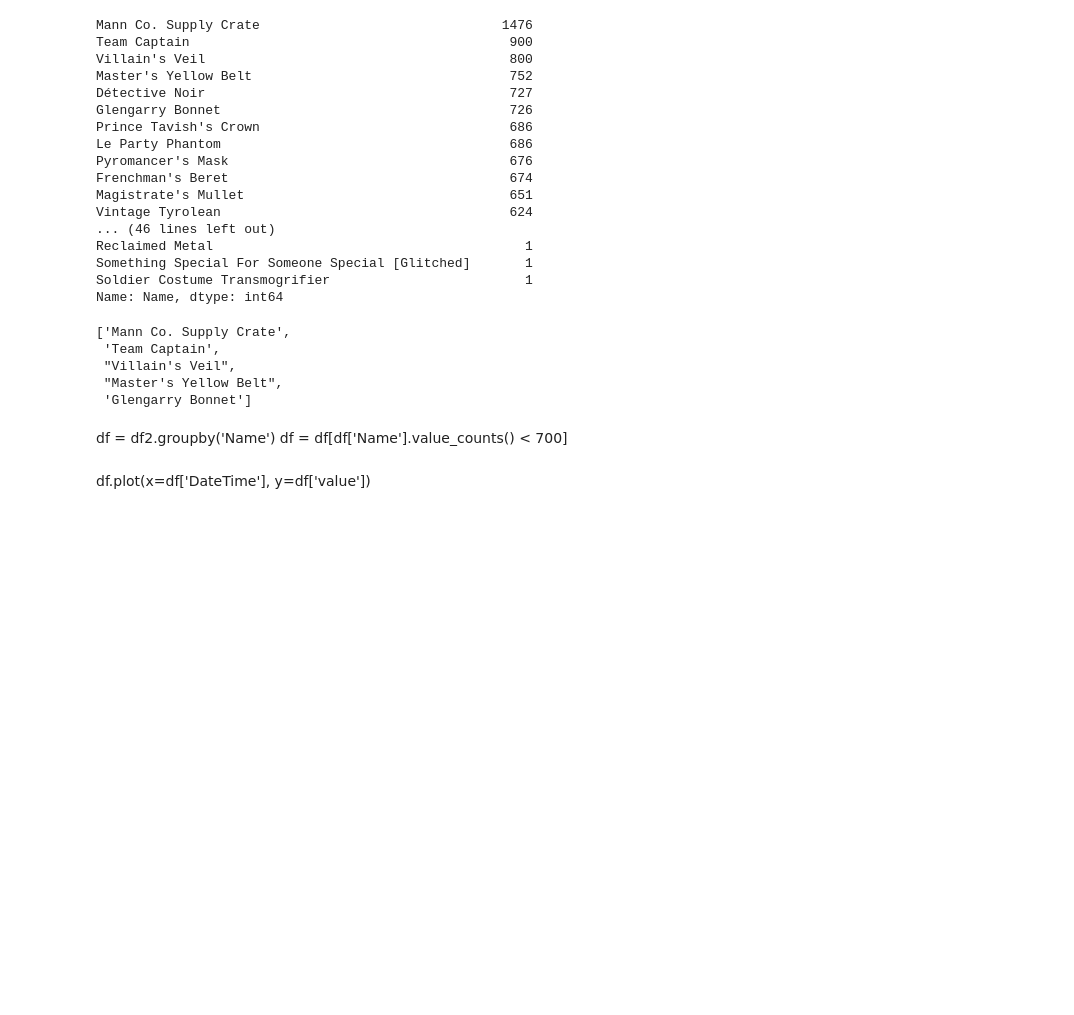
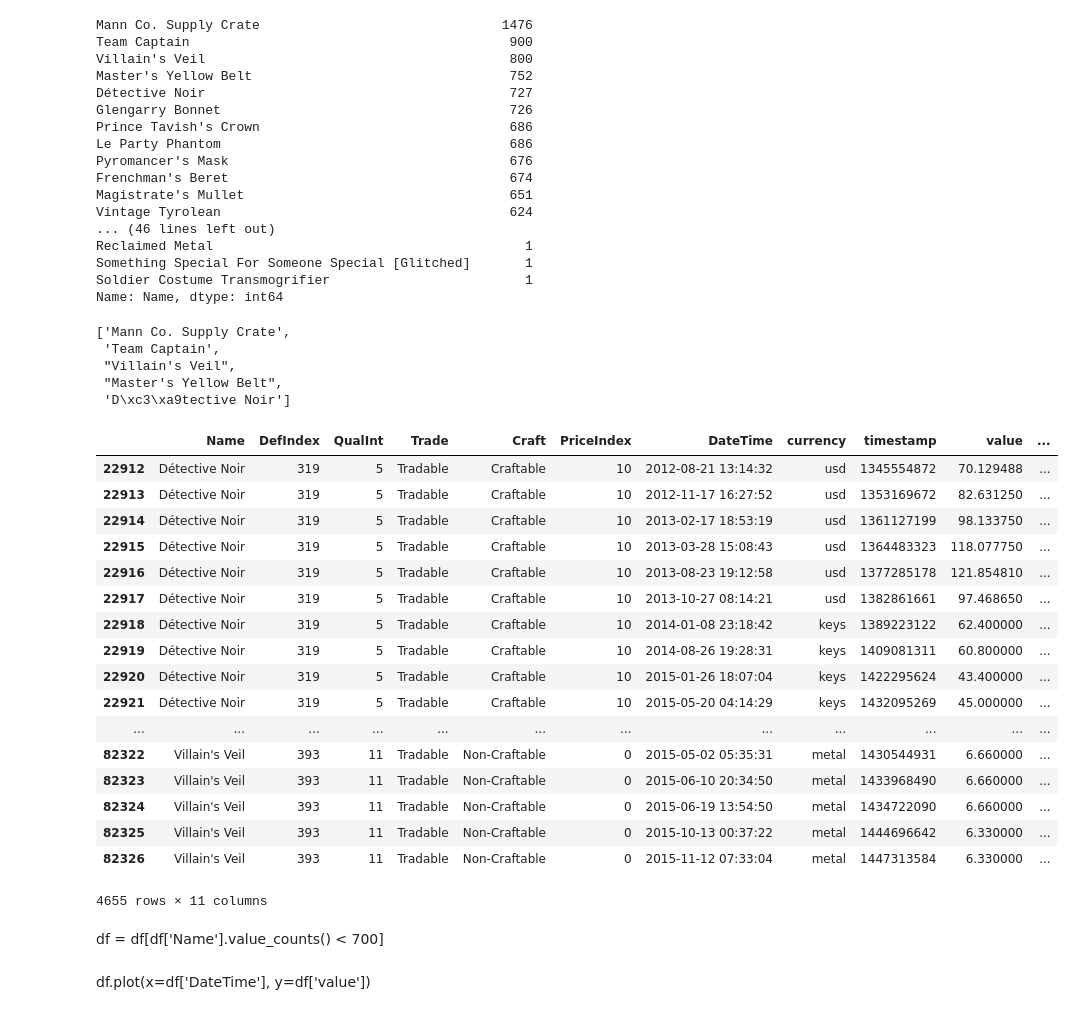
Before and after one commit to NithinPerumal/SteamMarketAnalysis, a Jupyter notebook: IPython Notebook/Nithin's workbook rn.ipynb, the cells around one changed output. Cells and saved outputs as stored; diff of their text form; code cells hidden in the pictures; blank space fills up the shorter version.

```diff
--- a/IPython Notebook/Nithin's workbook rn.ipynb
+++ b/IPython Notebook/Nithin's workbook rn.ipynb
@@ -64,16 +64,38 @@ for key, value in item_counts.iteritems():
     mostPopular.append(key)
     count = count + 1
 # %%
-mostPopular.remove('D\xc3\xa9tective Noir')
+for it in mostPopular:
+    it.replace("\xc3\xa9", "e")
+#mostPopular.remove('D\xc3\xa9tective Noir')
 mostPopular
 # %% [output]
 ['Mann Co. Supply Crate',
  'Team Captain',
  "Villain's Veil",
  "Master's Yellow Belt",
- 'Glengarry Bonnet']
+ 'D\xc3\xa9tective Noir']
+# %%
+df2.query("Name in @mostPopular")
+# %% [output]
+|  | Name | DefIndex | QualInt | Trade | Craft | PriceIndex | DateTime | currency | timestamp | value | ... |
+| 22912 | Détective Noir | 319 | 5 | Tradable | Craftable | 10 | 2012-08-21 13:14:32 | usd | 1345554872 | 70.129488 | ... |
+| 22913 | Détective Noir | 319 | 5 | Tradable | Craftable | 10 | 2012-11-17 16:27:52 | usd | 1353169672 | 82.631250 | ... |
+| 22914 | Détective Noir | 319 | 5 | Tradable | Craftable | 10 | 2013-02-17 18:53:19 | usd | 1361127199 | 98.133750 | ... |
+| 22915 | Détective Noir | 319 | 5 | Tradable | Craftable | 10 | 2013-03-28 15:08:43 | usd | 1364483323 | 118.077750 | ... |
+| 22916 | Détective Noir | 319 | 5 | Tradable | Craftable | 10 | 2013-08-23 19:12:58 | usd | 1377285178 | 121.854810 | ... |
+| 22917 | Détective Noir | 319 | 5 | Tradable | Craftable | 10 | 2013-10-27 08:14:21 | usd | 1382861661 | 97.468650 | ... |
+| 22918 | Détective Noir | 319 | 5 | Tradable | Craftable | 10 | 2014-01-08 23:18:42 | keys | 1389223122 | 62.400000 | ... |
+| 22919 | Détective Noir | 319 | 5 | Tradable | Craftable | 10 | 2014-08-26 19:28:31 | keys | 1409081311 | 60.800000 | ... |
+| 22920 | Détective Noir | 319 | 5 | Tradable | Craftable | 10 | 2015-01-26 18:07:04 | keys | 1422295624 | 43.400000 | ... |
+| 22921 | Détective Noir | 319 | 5 | Tradable | Craftable | 10 | 2015-05-20 04:14:29 | keys | 1432095269 | 45.000000 | ... |
+| ... | ... | ... | ... | ... | ... | ... | ... | ... | ... | ... | ... |
+| 82322 | Villain's Veil | 393 | 11 | Tradable | Non-Craftable | 0 | 2015-05-02 05:35:31 | metal | 1430544931 | 6.660000 | ... |
+| 82323 | Villain's Veil | 393 | 11 | Tradable | Non-Craftable | 0 | 2015-06-10 20:34:50 | metal | 1433968490 | 6.660000 | ... |
+| 82324 | Villain's Veil | 393 | 11 | Tradable | Non-Craftable | 0 | 2015-06-19 13:54:50 | metal | 1434722090 | 6.660000 | ... |
+| 82325 | Villain's Veil | 393 | 11 | Tradable | Non-Craftable | 0 | 2015-10-13 00:37:22 | metal | 1444696642 | 6.330000 | ... |
+| 82326 | Villain's Veil | 393 | 11 | Tradable | Non-Craftable | 0 | 2015-11-12 07:33:04 | metal | 1447313584 | 6.330000 | ... |
+4655 rows × 11 columns
 # %% [markdown]
-df = df2.groupby('Name')
 df = df[df['Name'].value_counts() < 700]
 # %% [markdown]
 df.plot(x=df['DateTime'], y=df['value'])
```
Also changed, not shown: parts of 1 cell of this notebook.
